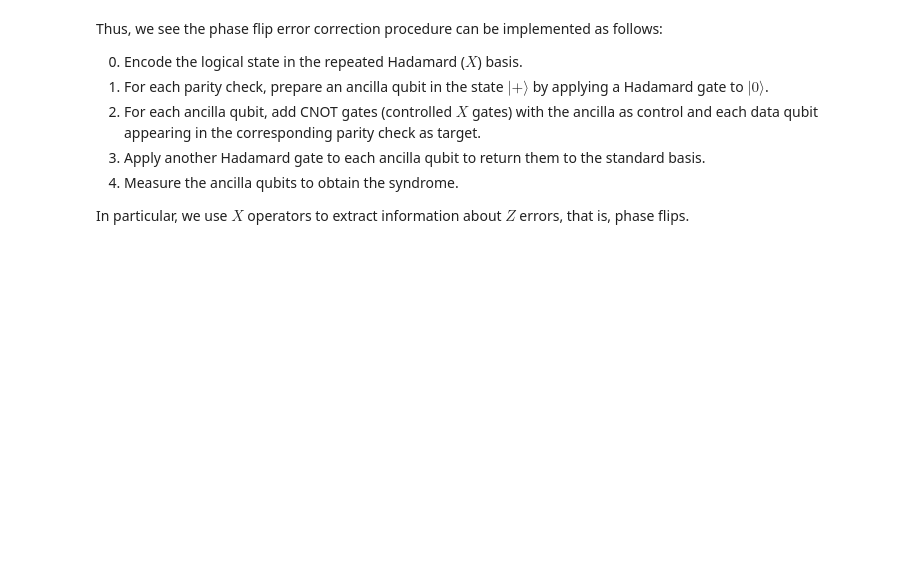
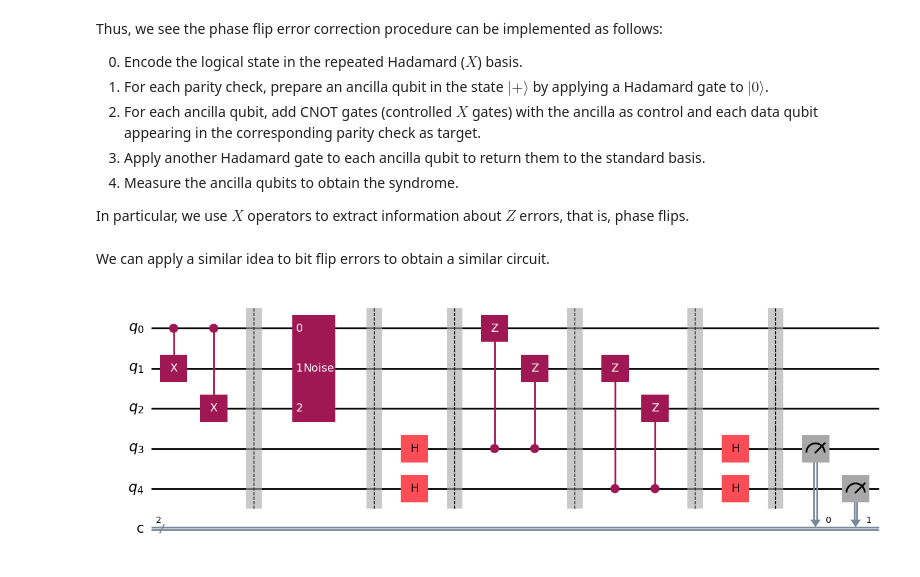
Before and after one commit to cha725/QEC, a Jupyter notebook: quantum_error_correction.ipynb, the cells around one changed output. Cells and saved outputs as stored; diff of their text form; code cells hidden in the pictures; blank space fills up the shorter version.

Commit message:
feat: simplify bit flip repetition code to use CZ gates for parity checks

```diff
--- a/quantum_error_correction.ipynb
+++ b/quantum_error_correction.ipynb
@@ -647,3 +647,62 @@ Thus, we see the phase flip error correction procedure can be implemented as fol
 4. Measure the ancilla qubits to obtain the syndrome.
 
 In particular, we use $X$ operators to extract information about $Z$ errors, that is, phase flips.
+# %% [markdown]
+We can apply a similar idea to bit flip errors to obtain a similar circuit.
+# %%
+from qiskit import QuantumCircuit
+from qiskit.circuit import Gate
+
+qcX = QuantumCircuit(1)
+qcX.x(0)
+qcX.h(0)
+
+custom_X = qcX.to_gate(label="X")
+custom_cX = custom_X.control(1)
+
+qcZ = QuantumCircuit(1)
+qcZ.x(0)
+qcZ.h(0)
+
+custom_Z = qcZ.to_gate(label="Z")
+custom_cZ = custom_Z.control(1)
+
+qc_bfs = QuantumCircuit(5,2)
+
+qc_bfs.append(custom_cX, [0,1])
+qc_bfs.append(custom_cX, [0,2])
+
+qc_bfs.barrier()
+
+noise = Gate(name="Noise", num_qubits=3, params=[])
+
+qc_bfs.append(noise, [0,1,2])
+
+qc_bfs.barrier()
+
+qc_bfs.h(3)
+qc_bfs.h(4)
+
+qc_bfs.barrier()
+
+qc_bfs.append(custom_cZ, [3,0])
+qc_bfs.append(custom_cZ, [3,1])
+
+qc_bfs.barrier()
+
+qc_bfs.append(custom_cZ, [4,1])
+qc_bfs.append(custom_cZ, [4,2])
+
+qc_bfs.barrier()
+
+qc_bfs.h(3)
+qc_bfs.h(4)
+
+qc_bfs.barrier()
+
+qc_bfs.measure(3,0)
+qc_bfs.measure(4,1)
+
+qc_bfs.draw("mpl")
+# %% [output]
+[figure, added]
```
Also changed, not shown: parts of 1 cell of this notebook.
